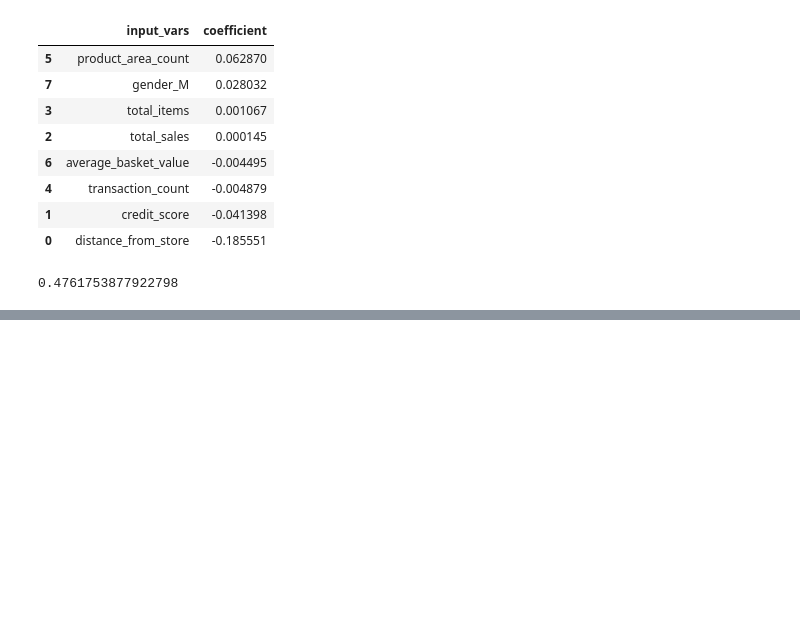
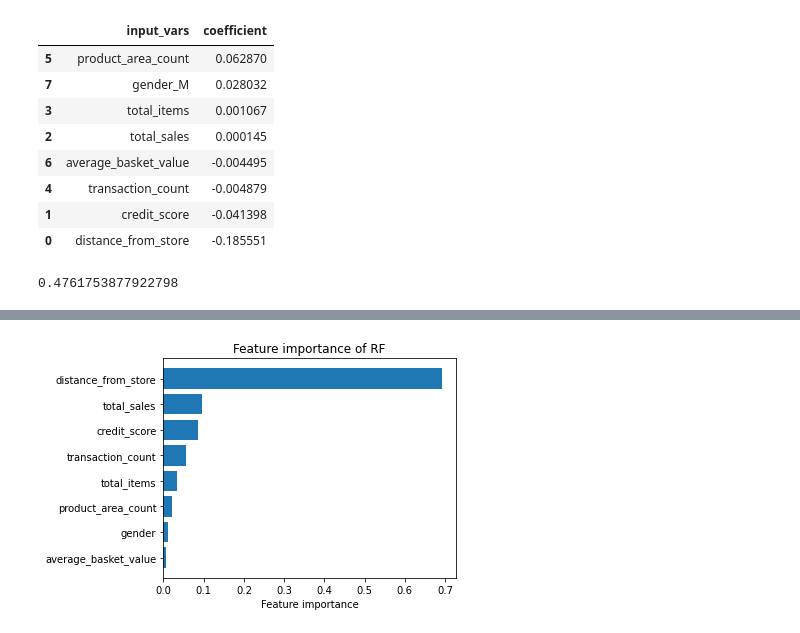
Before and after one commit to ibiene-ds/predict-loyalty-score, a Jupyter notebook: Predicting Customer Loyalty Scores.ipynb, the cells around one changed output, grey strips where cells are left out. Drawn from its saved outputs; the diff is of its cells as text; code cells hidden in the pictures; blank space fills up the shorter version.

```diff
--- a/Predicting Customer Loyalty Scores.ipynb
+++ b/Predicting Customer Loyalty Scores.ipynb
@@ -334,0 +681,4 @@ regressor.intercept_
+# %%
+X_train_encoded = pd.DataFrame(X_train_encoded, columns = encoder_feature_names)
+X_train = pd.concat([X_train.reset_index(drop = True),X_train_encoded.reset_index(drop = True)], axis = 1)
+X_train.drop(categorical_vars, axis = 1, inplace = True)
@@ -334,0 +709,3 @@ regressor.intercept_
+# %%
+regressor = RandomForestRegressor(random_state = 42)
+regressor.fit(X_train, y_train)
@@ -334,0 +748,3 @@ regressor.intercept_
+# %%
+feature_importance_summary = pd.DataFrame({'feature_names': X.columns,
+                                   'feature_importance': regressor.feature_importances_})
@@ -334,0 +763,10 @@ regressor.intercept_
+# %%
+feature_importance_summary.sort_values(by = 'feature_importance', inplace=True)
+# %%
+plt.barh(feature_importance_summary.feature_names, feature_importance_summary.feature_importance)
+plt.title("Feature importance of RF")
+plt.xlabel('Feature importance')
+plt.tight_layout()
+plt.show()
+# %% [output]
+[figure, added]
```
Also changed, not shown: parts of 85 cells of this notebook.
